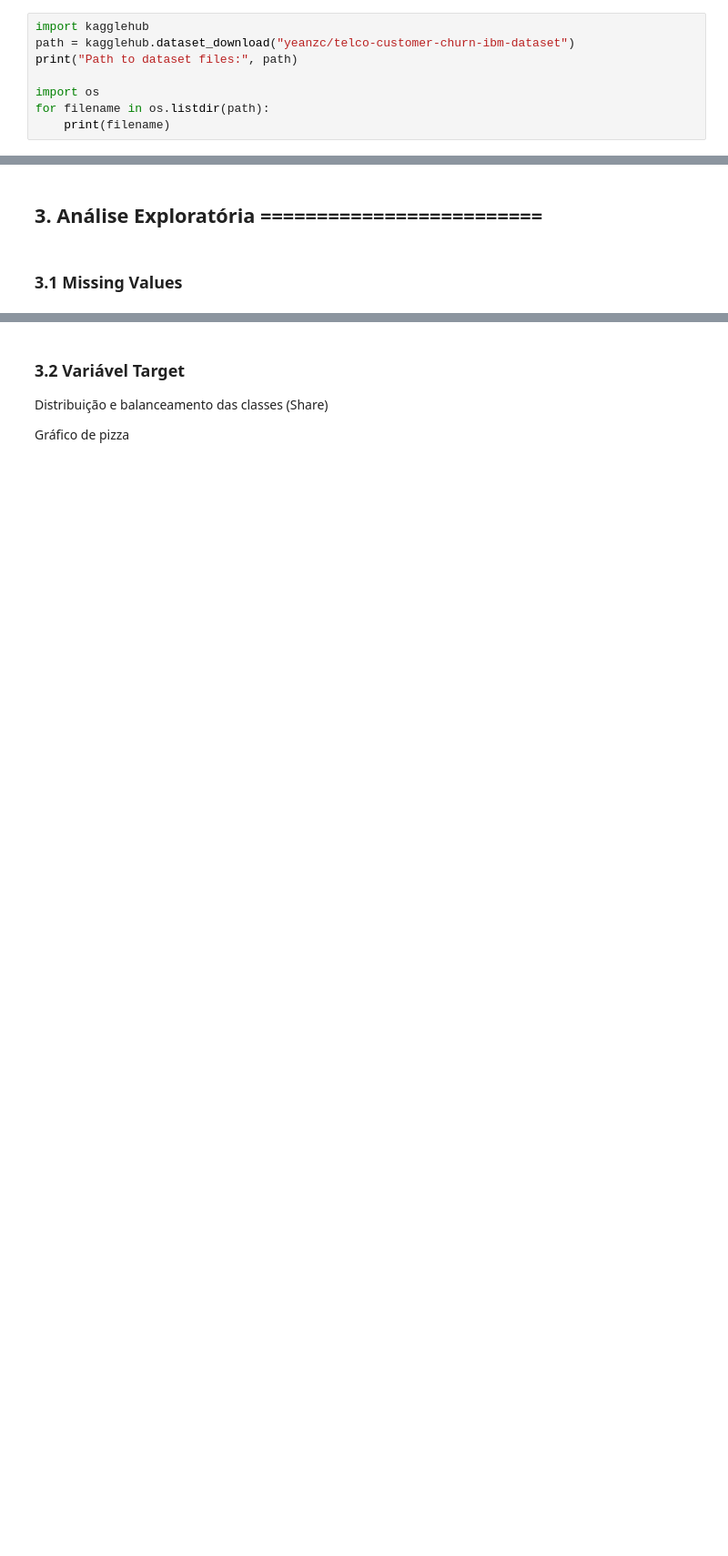
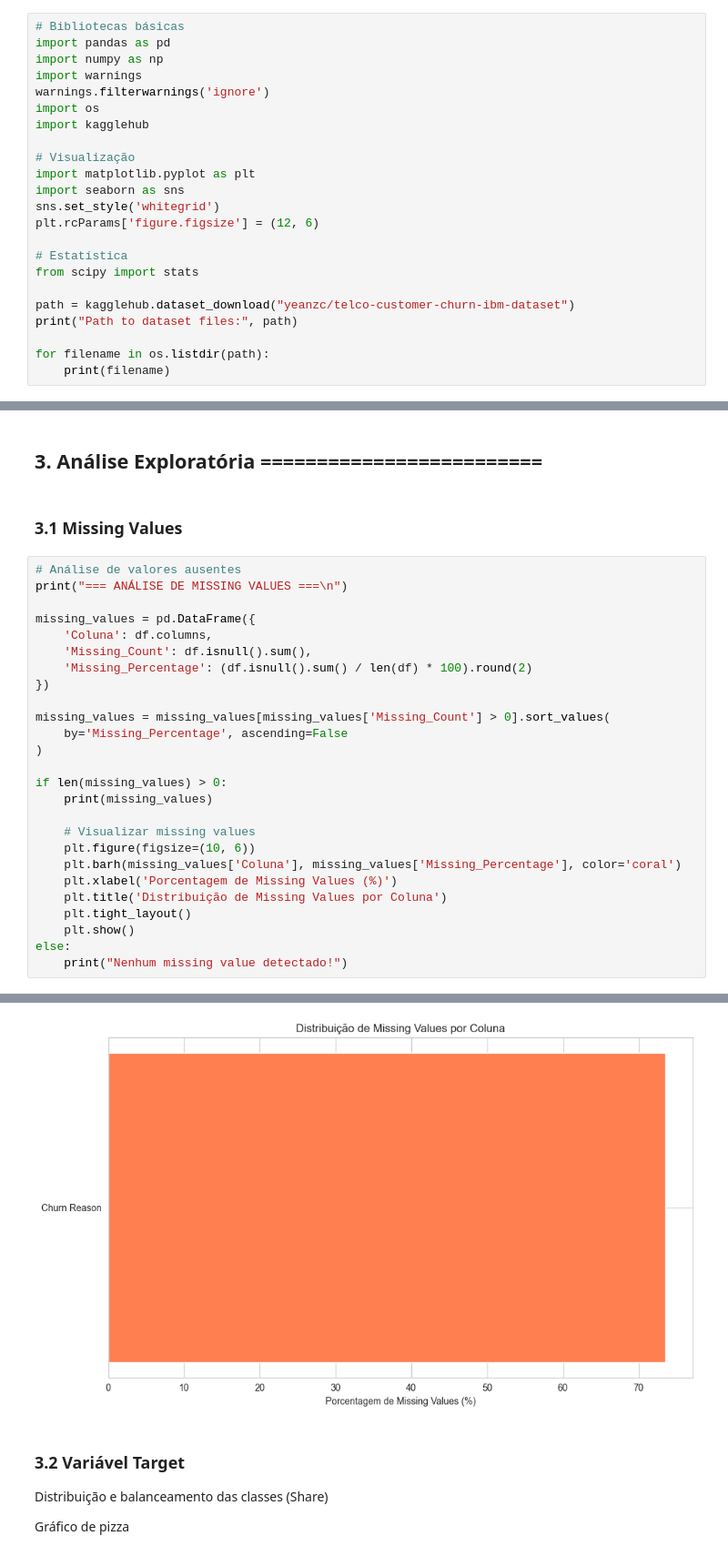
Before and after one commit to fiap-postech-ml-engineering/ml-churn-prediction, a Jupyter notebook: notebooks/01_eda_feature_engineering.ipynb, the cells around one changed output, grey strips where cells are left out. Shown at 91% size. Saved outputs shown, nothing was run; the diff lists cells and outputs as text; blank space fills up the shorter version.

```diff
--- a/notebooks/01_eda_feature_engineering.ipynb
+++ b/notebooks/01_eda_feature_engineering.ipynb
@@ -1,11 +1,26 @@
 # %% [markdown]
 ## 1. Configuração do ambiente =========================
 # %%
+# Bibliotecas básicas
+import pandas as pd
+import numpy as np
+import warnings
+warnings.filterwarnings('ignore')
+import os
 import kagglehub
+
+# Visualização
+import matplotlib.pyplot as plt
+import seaborn as sns
+sns.set_style('whitegrid')
+plt.rcParams['figure.figsize'] = (12, 6)
+
+# Estatística
+from scipy import stats
+
 path = kagglehub.dataset_download("yeanzc/telco-customer-churn-ibm-dataset")
 print("Path to dataset files:", path)
 
-import os
 for filename in os.listdir(path):
     print(filename)
 # %% [output]
@@ -42,3 +88,30 @@ df.describe()
 ## 3. Análise Exploratória =========================
 # %% [markdown]
 ### 3.1 Missing Values
+# %%
+# Análise de valores ausentes
+print("=== ANÁLISE DE MISSING VALUES ===\n")
+
+missing_values = pd.DataFrame({
+    'Coluna': df.columns,
+    'Missing_Count': df.isnull().sum(),
+    'Missing_Percentage': (df.isnull().sum() / len(df) * 100).round(2)
+})
+
+missing_values = missing_values[missing_values['Missing_Count'] > 0].sort_values(
+    by='Missing_Percentage', ascending=False
+)
+
+if len(missing_values) > 0:
+    print(missing_values)
+
+    # Visualizar missing values
+    plt.figure(figsize=(10, 6))
+    plt.barh(missing_values['Coluna'], missing_values['Missing_Percentage'], color='coral')
+    plt.xlabel('Porcentagem de Missing Values (%)')
+    plt.title('Distribuição de Missing Values por Coluna')
+    plt.tight_layout()
+    plt.show()
+else:
+    print("Nenhum missing value detectado!")
+# %% [output]
@@ -45,3 +122,4 @@ df.describe()
+[figure, added]
 # %% [markdown]
 ### 3.2 Variável Target
 
```
Also changed, not shown: parts of 10 cells of this notebook, 1 other file.
